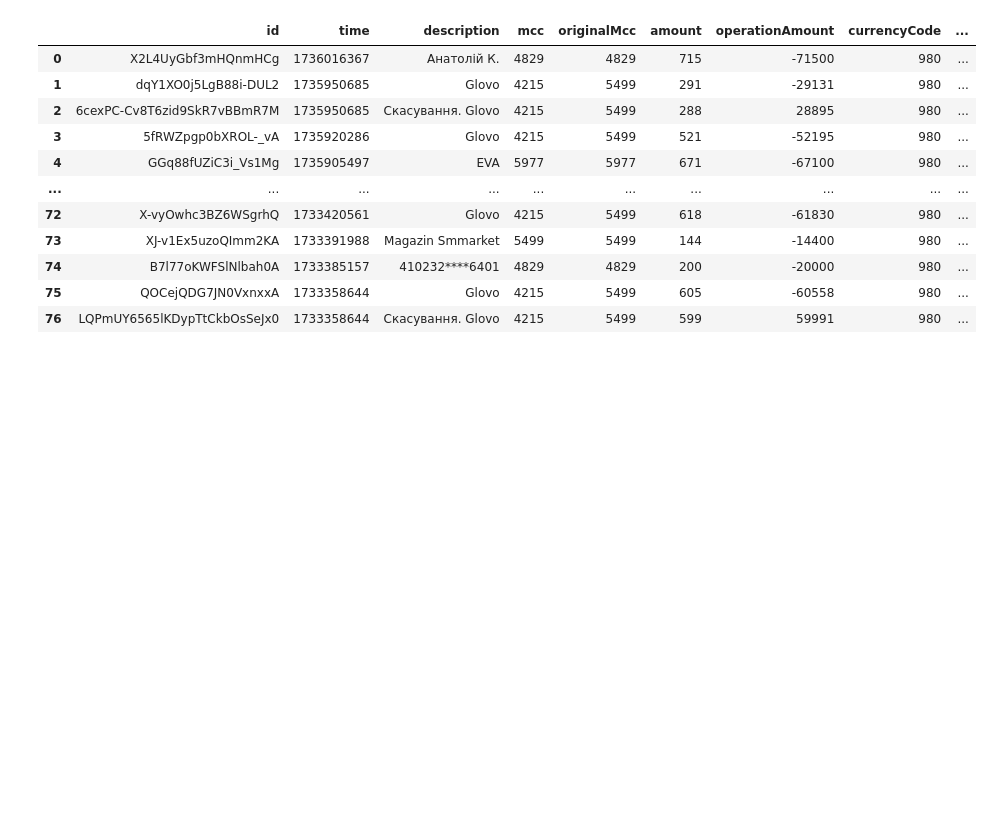
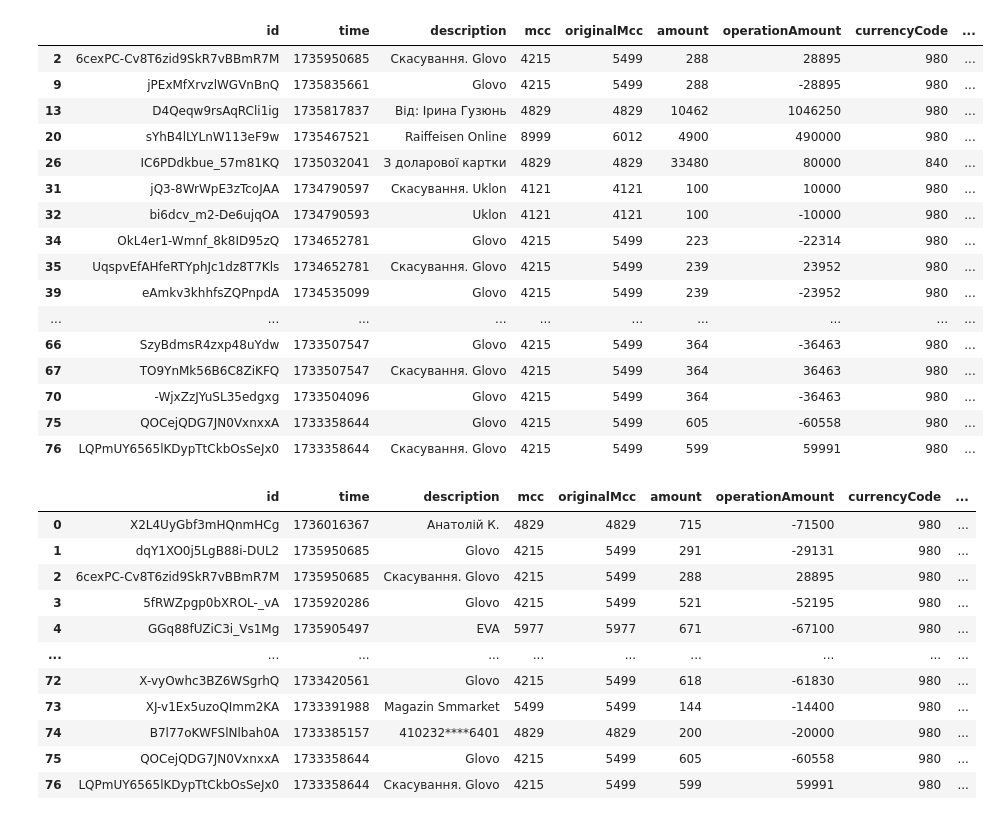
Before and after one commit to wixxxez/TransactionClassificator, a Jupyter notebook: notebooks/Monobank_Data_Preprocessing.ipynb, the cells around one changed output. Drawn from its saved outputs; the diff is of its cells as text; code cells hidden in the pictures; blank space fills up the shorter version.

```diff
--- a/notebooks/Monobank_Data_Preprocessing.ipynb
+++ b/notebooks/Monobank_Data_Preprocessing.ipynb
@@ -4,6 +4,26 @@ import json
 from datetime import datetime
 # %%
 mono_df = pd.read_json("../data/MonobankTransactionHistory.json")
+# %%
+mono_df[mono_df.duplicated('receiptId')]
+# %% [output]
+|  | id | time | description | mcc | originalMcc | amount | operationAmount | currencyCode | ... |
+| 2 | 6cexPC-Cv8T6zid9SkR7vBBmR7M | 1735950685 | Скасування. Glovo | 4215 | 5499 | 288 | 28895 | 980 | ... |
+| 9 | jPExMfXrvzlWGVnBnQ | 1735835661 | Glovo | 4215 | 5499 | 288 | -28895 | 980 | ... |
+| 13 | D4Qeqw9rsAqRCli1ig | 1735817837 | Від: Ірина Гузюнь | 4829 | 4829 | 10462 | 1046250 | 980 | ... |
+| 20 | sYhB4lLYLnW113eF9w | 1735467521 | Raiffeisen Online | 8999 | 6012 | 4900 | 490000 | 980 | ... |
+| 26 | IC6PDdkbue_57m81KQ | 1735032041 | З доларової картки | 4829 | 4829 | 33480 | 80000 | 840 | ... |
+| 31 | jQ3-8WrWpE3zTcoJAA | 1734790597 | Скасування. Uklon | 4121 | 4121 | 100 | 10000 | 980 | ... |
+| 32 | bi6dcv_m2-De6ujqOA | 1734790593 | Uklon | 4121 | 4121 | 100 | -10000 | 980 | ... |
+| 34 | OkL4er1-Wmnf_8k8ID95zQ | 1734652781 | Glovo | 4215 | 5499 | 223 | -22314 | 980 | ... |
+| 35 | UqspvEfAHfeRTYphJc1dz8T7Kls | 1734652781 | Скасування. Glovo | 4215 | 5499 | 239 | 23952 | 980 | ... |
+| 39 | eAmkv3khhfsZQPnpdA | 1734535099 | Glovo | 4215 | 5499 | 239 | -23952 | 980 | ... |
+| ... | ... | ... | ... | ... | ... | ... | ... | ... | ... |
+| 66 | SzyBdmsR4zxp48uYdw | 1733507547 | Glovo | 4215 | 5499 | 364 | -36463 | 980 | ... |
+| 67 | TO9YnMk56B6C8ZiKFQ | 1733507547 | Скасування. Glovo | 4215 | 5499 | 364 | 36463 | 980 | ... |
+| 70 | -WjxZzJYuSL35edgxg | 1733504096 | Glovo | 4215 | 5499 | 364 | -36463 | 980 | ... |
+| 75 | QOCejQDG7JN0VxnxxA | 1733358644 | Glovo | 4215 | 5499 | 605 | -60558 | 980 | ... |
+| 76 | LQPmUY6565lKDypTtCkbOsSeJx0 | 1733358644 | Скасування. Glovo | 4215 | 5499 | 599 | 59991 | 980 | ... |
 # %%
 mono_df['type'] = mono_df['amount'].apply(lambda x:  'income' if int(x) > 0 else 'outcome')
 mono_df['amount'] = mono_df['amount'].apply(lambda x:  abs(int(str(x)[:-2])) )
```
Also changed, not shown: 1 other file.
